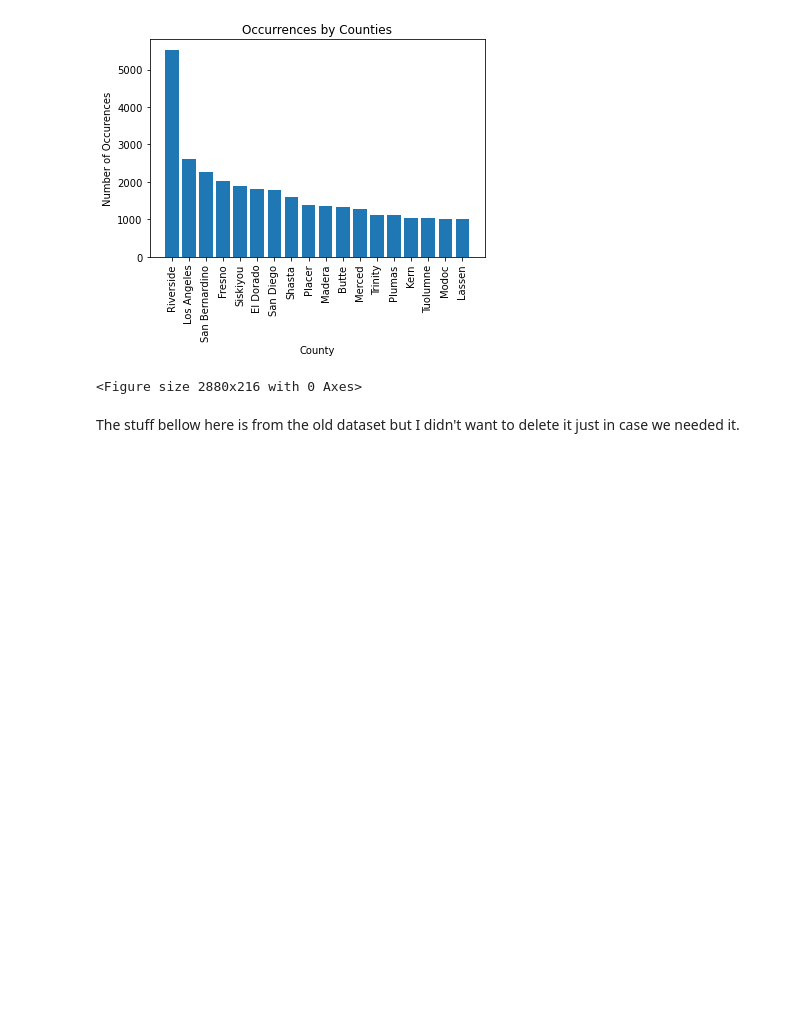
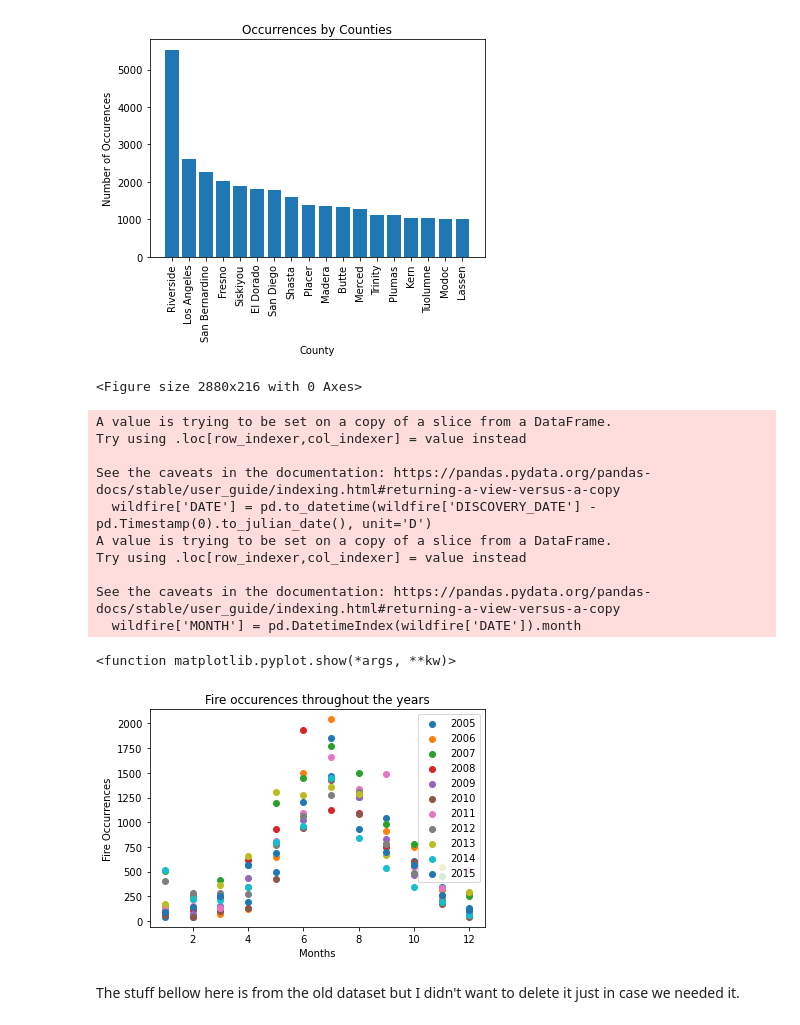
Before and after one commit to TheWarriorsUCSD/Project1, a Jupyter notebook: Rafael's Cleanup/initial_data_cleanup.ipynb, the cells around one changed output. Cells and saved outputs as stored; diff of their text form; code cells hidden in the pictures; blank space fills up the shorter version.

```diff
--- a/Rafael's Cleanup/initial_data_cleanup.ipynb
+++ b/Rafael's Cleanup/initial_data_cleanup.ipynb
@@ -116,6 +139,38 @@ plt.figure(figsize=(40, 3))
 <Figure size 2880x216 with 0 Axes>
 [figure]
 <Figure size 2880x216 with 0 Axes>
+# %%
+wildfire['DATE'] = pd.to_datetime(wildfire['DISCOVERY_DATE'] - pd.Timestamp(0).to_julian_date(), unit='D')
+wildfire['MONTH'] = pd.DatetimeIndex(wildfire['DATE']).month
+
+yr = wildfire.groupby("FIRE_YEAR")
+
+gry = []
+
+for year, data in yr:
+    months = data["MONTH"].value_counts()
+    plt.scatter(months.index, months.values)
+    gry.append(year)
+
+
+plt.xlabel("Months")
+plt.ylabel("Fire Occurrences")
+plt.legend(gry)
+plt.title("Fire occurences throughout the years")
+plt.show
+# %% [output]
+A value is trying to be set on a copy of a slice from a DataFrame.
+Try using .loc[row_indexer,col_indexer] = value instead
+
+See the caveats in the documentation: https://pandas.pydata.org/pandas-docs/stable/user_guide/indexing.html#returning-a-view-versus-a-copy
+  wildfire['DATE'] = pd.to_datetime(wildfire['DISCOVERY_DATE'] - pd.Timestamp(0).to_julian_date(), unit='D')
+A value is trying to be set on a copy of a slice from a DataFrame.
+Try using .loc[row_indexer,col_indexer] = value instead
+
+See the caveats in the documentation: https://pandas.pydata.org/pandas-docs/stable/user_guide/indexing.html#returning-a-view-versus-a-copy
+  wildfire['MONTH'] = pd.DatetimeIndex(wildfire['DATE']).month
+<function matplotlib.pyplot.show(*args, **kw)>
+[figure, added]
 # %% [markdown]
 The stuff bellow here is from the old dataset but I didn't want to delete it just in case we needed it.
 # %%
```
Also changed, not shown: parts of 5 cells of this notebook.
